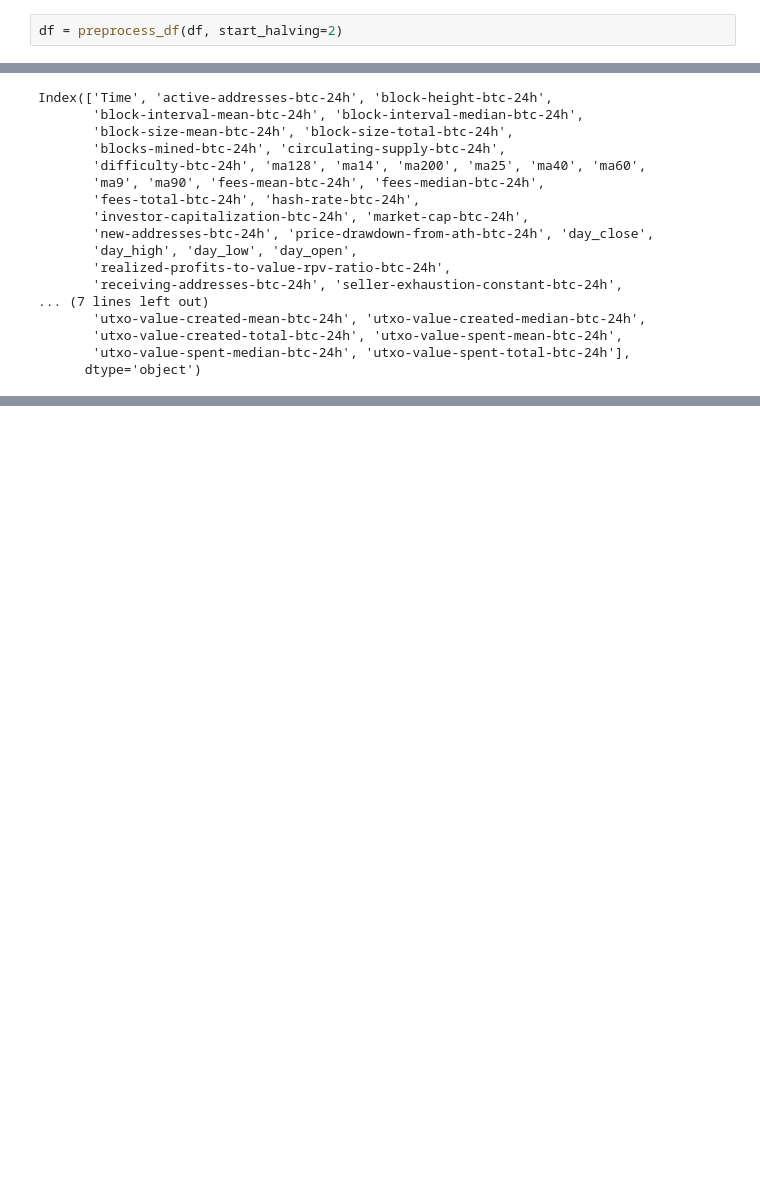
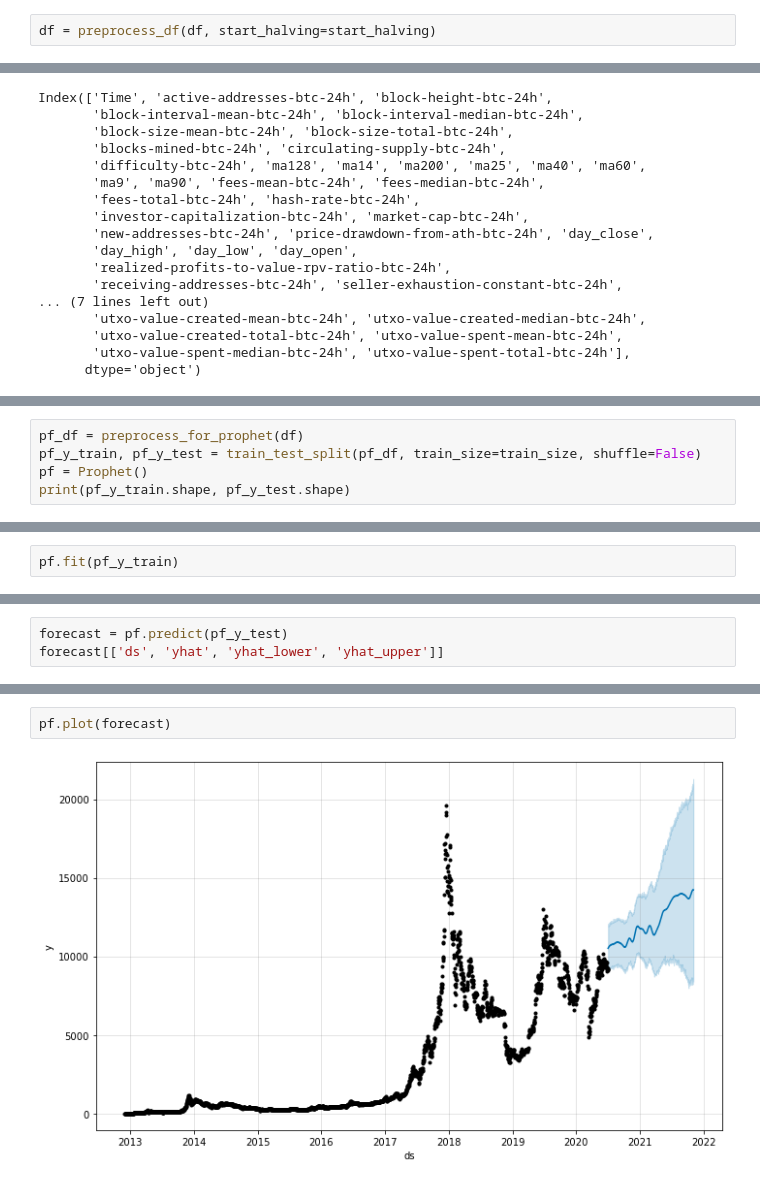
Before and after one commit to hazemkya/BitDictor, a Jupyter notebook: model/forcasting.ipynb, the cells around one changed output, grey strips where cells are left out. Cells and saved outputs as stored; diff of their text form; blank space fills up the shorter version.

Commit message:
Add prophet

```diff
--- a/model/forcasting.ipynb
+++ b/model/forcasting.ipynb
@@ -29,7 +32,7 @@ df.head(10)
 | 9 | 2010-08-26 00:00:00+00:00 | 455.0 | 76616.0 | 446.733333 | 274.0 | ... |
 10 rows × 54 columns
 # %%
-df = preprocess_df(df, start_halving=2)
+df = preprocess_df(df, start_halving=start_halving)
 # %%
 df.columns
 # %% [output]
@@ -77,0 +82,5 @@ mean_absolute_percentage_error(y_test, y_pred)
+# %%
+pf_df = preprocess_for_prophet(df)
+pf_y_train, pf_y_test = train_test_split(pf_df, train_size=train_size, shuffle=False)
+pf = Prophet()
+print(pf_y_train.shape, pf_y_test.shape)
@@ -77,0 +89,2 @@ mean_absolute_percentage_error(y_test, y_pred)
+# %%
+pf.fit(pf_y_train)
@@ -77,0 +94,3 @@ mean_absolute_percentage_error(y_test, y_pred)
+# %%
+forecast = pf.predict(pf_y_test)
+forecast[['ds', 'yhat', 'yhat_lower', 'yhat_upper']]
@@ -77,0 +111,4 @@ mean_absolute_percentage_error(y_test, y_pred)
+# %%
+pf.plot(forecast)
+# %% [output]
+[figure, added]
```
Also changed, not shown: parts of 10 cells of this notebook.
